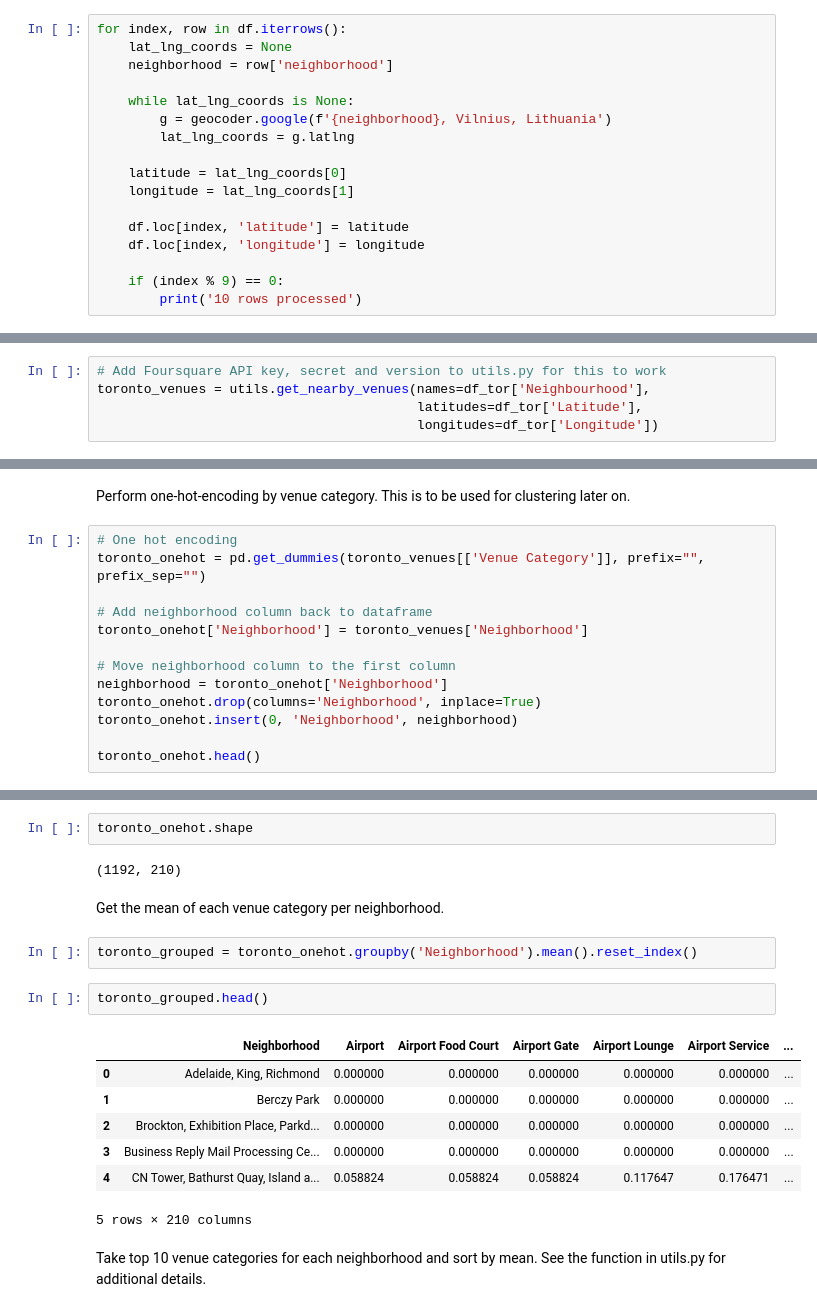
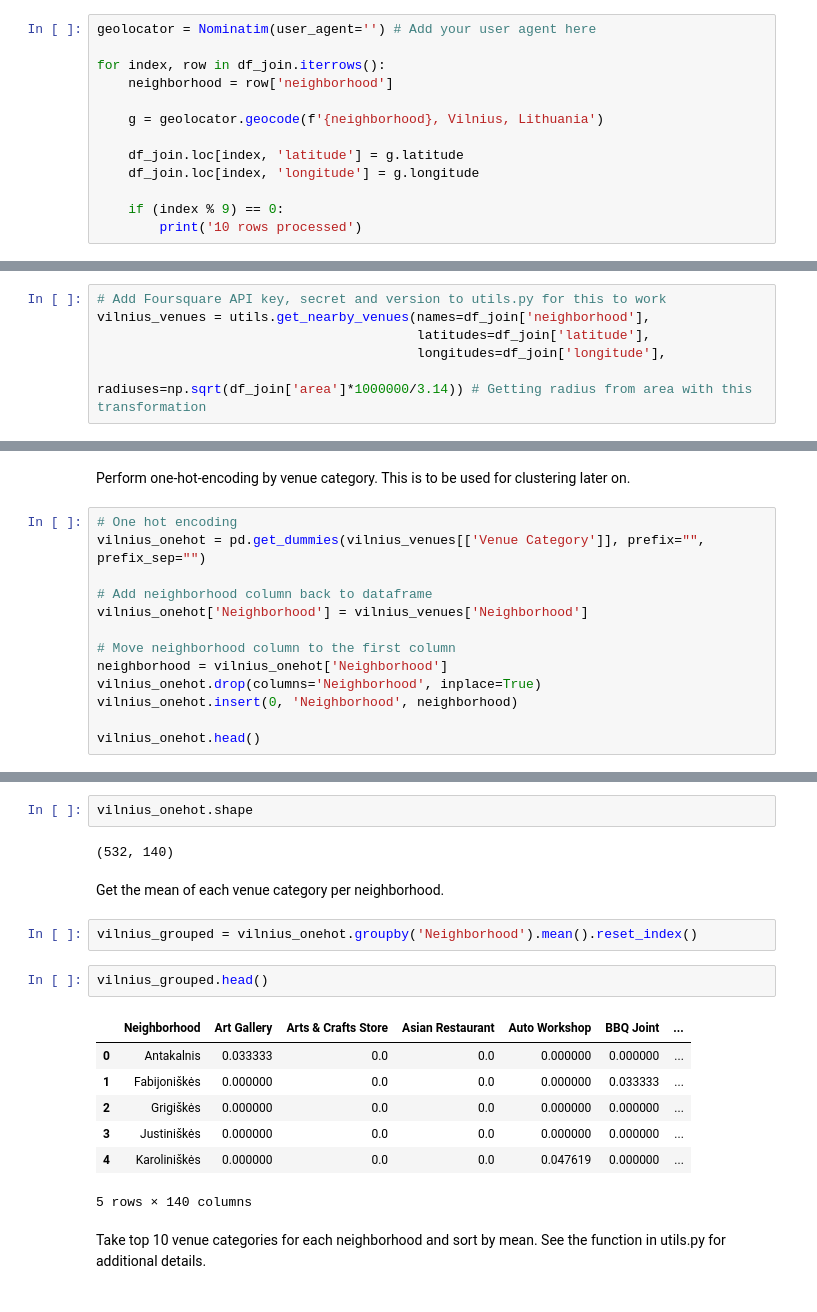
Before and after one commit to mantcep/dspc, a Jupyter notebook: notebooks/dspc-cp.ipynb, the cells around one changed output, grey strips where cells are left out. Saved outputs shown, nothing was run; the diff lists cells and outputs as text.

```diff
--- a/notebooks/dspc-cp.ipynb
+++ b/notebooks/dspc-cp.ipynb
@@ -157,17 +157,13 @@ g
 # %%
-for index, row in df.iterrows():
-    lat_lng_coords = None
+geolocator = Nominatim(user_agent='') # Add your user agent here
+
+for index, row in df_join.iterrows():
     neighborhood = row['neighborhood']
 
-    while lat_lng_coords is None:
-        g = geocoder.google(f'{neighborhood}, Vilnius, Lithuania')
-        lat_lng_coords = g.latlng
+    g = geolocator.geocode(f'{neighborhood}, Vilnius, Lithuania')
 
-    latitude = lat_lng_coords[0]
-    longitude = lat_lng_coords[1]
-
-    df.loc[index, 'latitude'] = latitude
-    df.loc[index, 'longitude'] = longitude
+    df_join.loc[index, 'latitude'] = g.latitude
+    df_join.loc[index, 'longitude'] = g.longitude
 
     if (index % 9) == 0:
         print('10 rows processed')
@@ -176,6 +196,7 @@ Get Toronto venues for each neighborhood using the Foursquare API. See the funct
 # %%
 # Add Foursquare API key, secret and version to utils.py for this to work
-toronto_venues = utils.get_nearby_venues(names=df_tor['Neighbourhood'],
-                                         latitudes=df_tor['Latitude'],
-                                         longitudes=df_tor['Longitude'])
+vilnius_venues = utils.get_nearby_venues(names=df_join['neighborhood'],
+                                         latitudes=df_join['latitude'],
+                                         longitudes=df_join['longitude'],
+                                         radiuses=np.sqrt(df_join['area']*1000000/3.14)) # Getting radius from area with this transformation
 # %% [output]
@@ -226,15 +249,15 @@ memory usage: 65.3+ KB
 Perform one-hot-encoding by venue category. This is to be used for clustering later on.
 # %%
 # One hot encoding
-toronto_onehot = pd.get_dummies(toronto_venues[['Venue Category']], prefix="", prefix_sep="")
+vilnius_onehot = pd.get_dummies(vilnius_venues[['Venue Category']], prefix="", prefix_sep="")
 
 # Add neighborhood column back to dataframe
-toronto_onehot['Neighborhood'] = toronto_venues['Neighborhood']
+vilnius_onehot['Neighborhood'] = vilnius_venues['Neighborhood']
 
 # Move neighborhood column to the first column
-neighborhood = toronto_onehot['Neighborhood']
-toronto_onehot.drop(columns='Neighborhood', inplace=True)
-toronto_onehot.insert(0, 'Neighborhood', neighborhood)
+neighborhood = vilnius_onehot['Neighborhood']
+vilnius_onehot.drop(columns='Neighborhood', inplace=True)
+vilnius_onehot.insert(0, 'Neighborhood', neighborhood)
 
-toronto_onehot.head()
+vilnius_onehot.head()
 # %% [output]
@@ -248,21 +271,21 @@ toronto_onehot.head()
 # %%
-toronto_onehot.shape
+vilnius_onehot.shape
 # %% [output]
-(1192, 210)
+(532, 140)
 # %% [markdown]
 Get the mean of each venue category per neighborhood.
 # %%
-toronto_grouped = toronto_onehot.groupby('Neighborhood').mean().reset_index()
+vilnius_grouped = vilnius_onehot.groupby('Neighborhood').mean().reset_index()
 # %%
-toronto_grouped.head()
+vilnius_grouped.head()
 # %% [output]
-|  | Neighborhood | Airport | Airport Food Court | Airport Gate | Airport Lounge | Airport Service | ... |
-| 0 | Adelaide, King, Richmond | 0.000000 | 0.000000 | 0.000000 | 0.000000 | 0.000000 | ... |
-| 1 | Berczy Park | 0.000000 | 0.000000 | 0.000000 | 0.000000 | 0.000000 | ... |
-| 2 | Brockton, Exhibition Place, Parkd... | 0.000000 | 0.000000 | 0.000000 | 0.000000 | 0.000000 | ... |
-| 3 | Business Reply Mail Processing Ce... | 0.000000 | 0.000000 | 0.000000 | 0.000000 | 0.000000 | ... |
-| 4 | CN Tower, Bathurst Quay, Island a... | 0.058824 | 0.058824 | 0.058824 | 0.117647 | 0.176471 | ... |
+|  | Neighborhood | Art Gallery | Arts & Crafts Store | Asian Restaurant | Auto Workshop | BBQ Joint | ... |
+| 0 | Antakalnis | 0.033333 | 0.0 | 0.0 | 0.000000 | 0.000000 | ... |
+| 1 | Fabijoniškės | 0.000000 | 0.0 | 0.0 | 0.000000 | 0.033333 | ... |
+| 2 | Grigiškės | 0.000000 | 0.0 | 0.0 | 0.000000 | 0.000000 | ... |
+| 3 | Justiniškės | 0.000000 | 0.0 | 0.0 | 0.000000 | 0.000000 | ... |
+| 4 | Karoliniškės | 0.000000 | 0.0 | 0.0 | 0.047619 | 0.000000 | ... |
-5 rows × 210 columns
+5 rows × 140 columns
 # %% [markdown]
 Take top 10 venue categories for each neighborhood and sort by mean. See the function in utils.py for additional details.
 # %%
```
Also changed, not shown: parts of 63 cells of this notebook, 2 other files.
